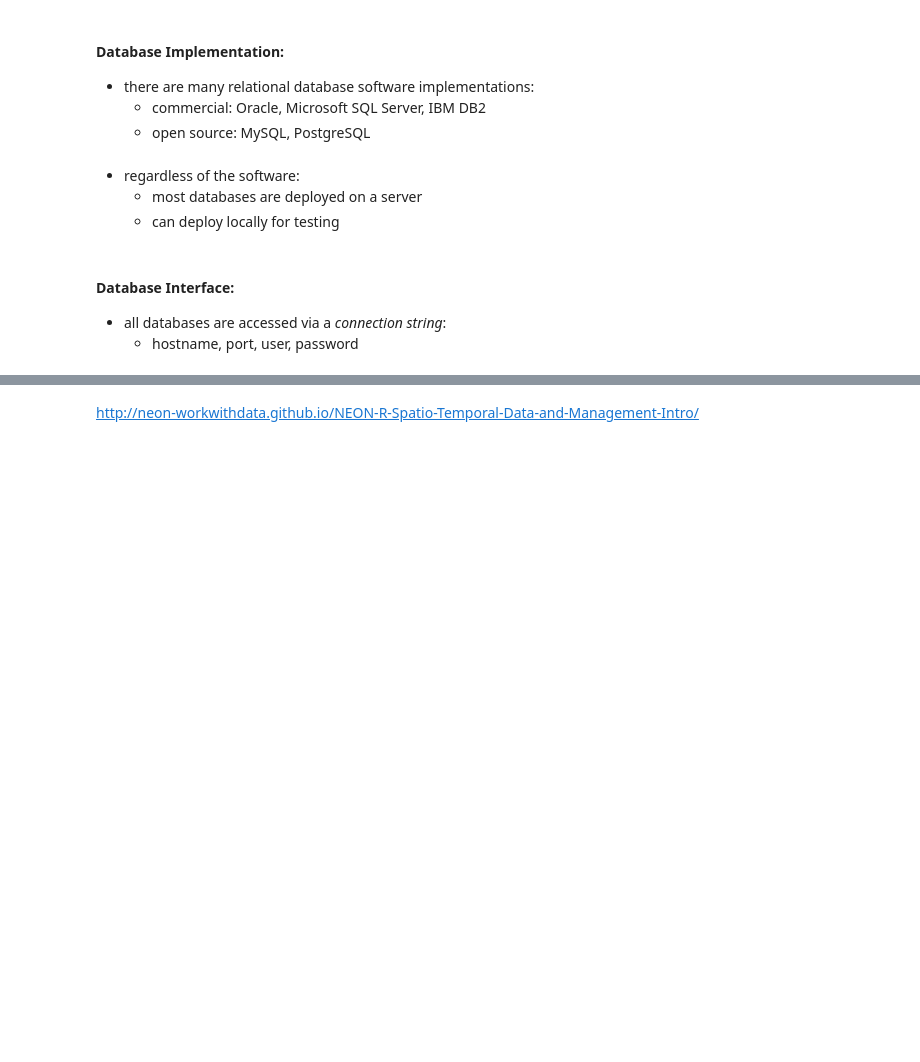
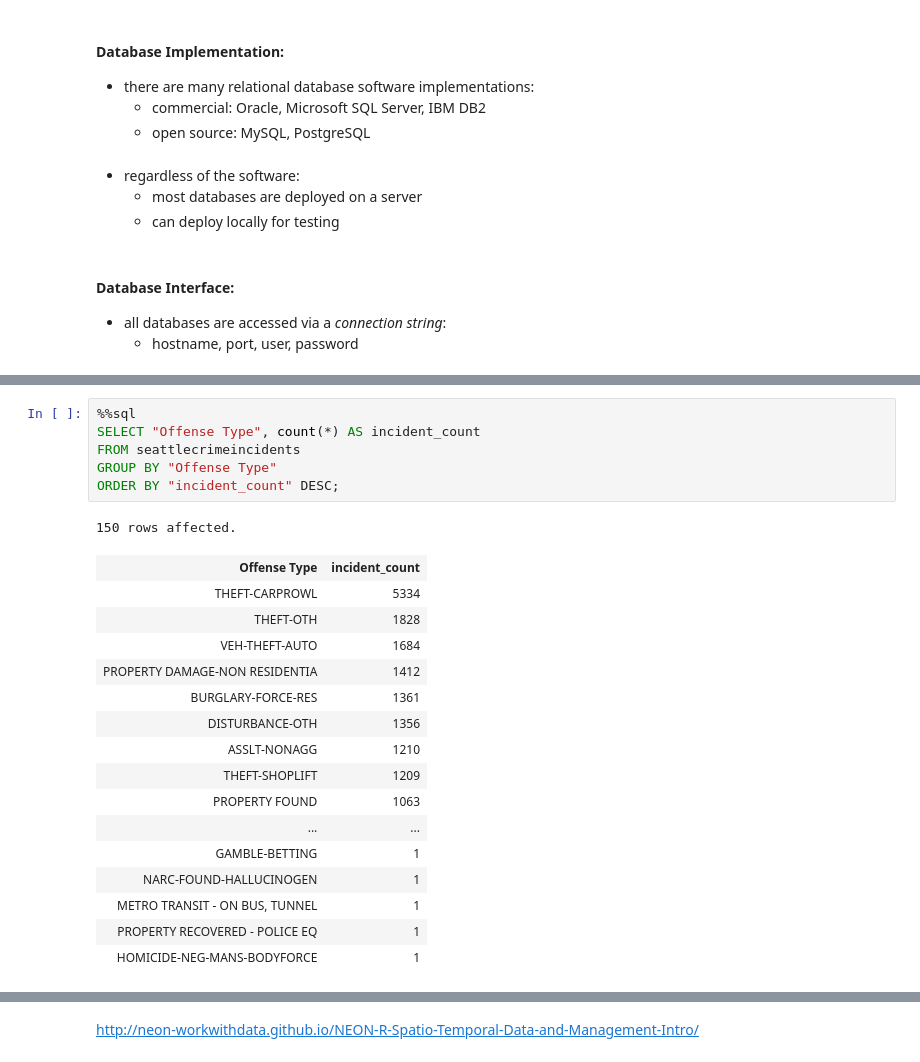
Before and after one commit to valentina-s/SQL_tutorial, a Jupyter notebook: SQLTutorial.ipynb, the cells around one changed output, grey strips where cells are left out. Saved outputs shown, nothing was run; the diff lists cells and outputs as text; blank space fills up the shorter version.

```diff
--- a/SQLTutorial.ipynb
+++ b/SQLTutorial.ipynb
@@ -297,0 +309,24 @@ The sql extension is already loaded. To reload it, use:
+# %%
+%%sql
+SELECT "Offense Type", count(*) AS incident_count
+FROM seattlecrimeincidents
+GROUP BY "Offense Type"
+ORDER BY "incident_count" DESC;
+# %% [output]
+150 rows affected.
+| Offense Type | incident_count |
+| THEFT-CARPROWL | 5334 |
+| THEFT-OTH | 1828 |
+| VEH-THEFT-AUTO | 1684 |
+| PROPERTY DAMAGE-NON RESIDENTIA | 1412 |
+| BURGLARY-FORCE-RES | 1361 |
+| DISTURBANCE-OTH | 1356 |
+| ASSLT-NONAGG | 1210 |
+| THEFT-SHOPLIFT | 1209 |
+| PROPERTY FOUND | 1063 |
+| ... | ... |
+| GAMBLE-BETTING | 1 |
+| NARC-FOUND-HALLUCINOGEN | 1 |
+| METRO TRANSIT - ON BUS, TUNNEL | 1 |
+| PROPERTY RECOVERED - POLICE EQ | 1 |
+| HOMICIDE-NEG-MANS-BODYFORCE | 1 |
```
Also changed, not shown: parts of 21 cells of this notebook.
